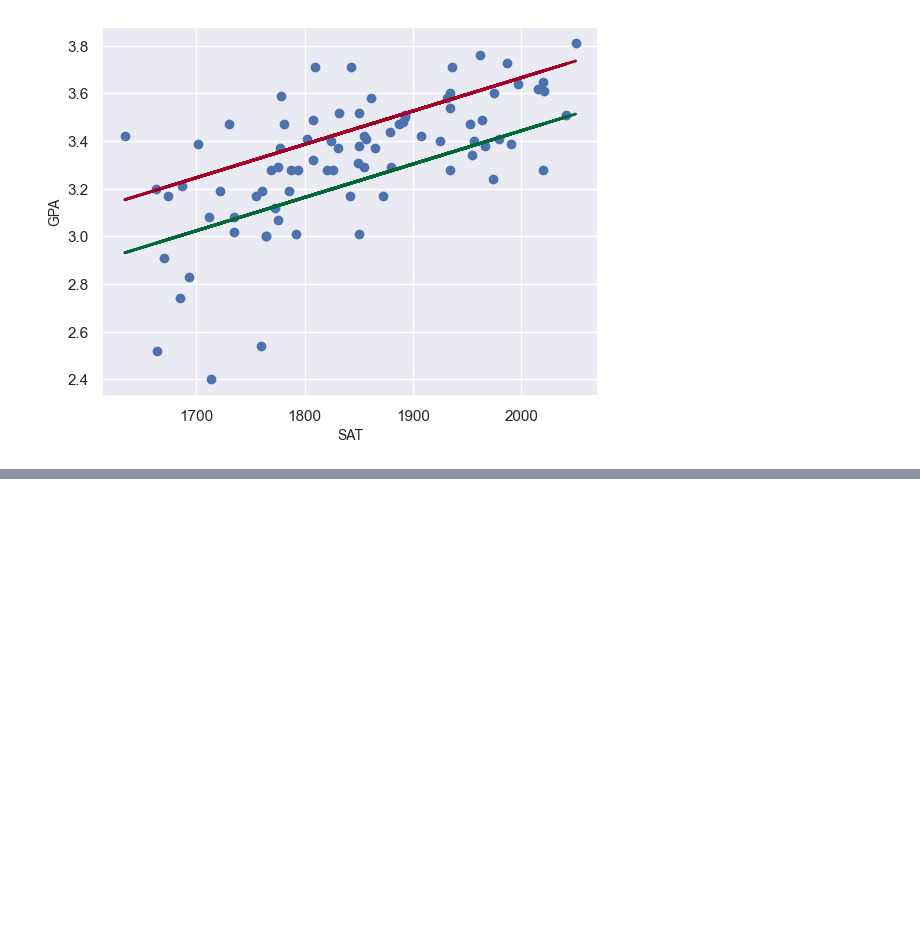
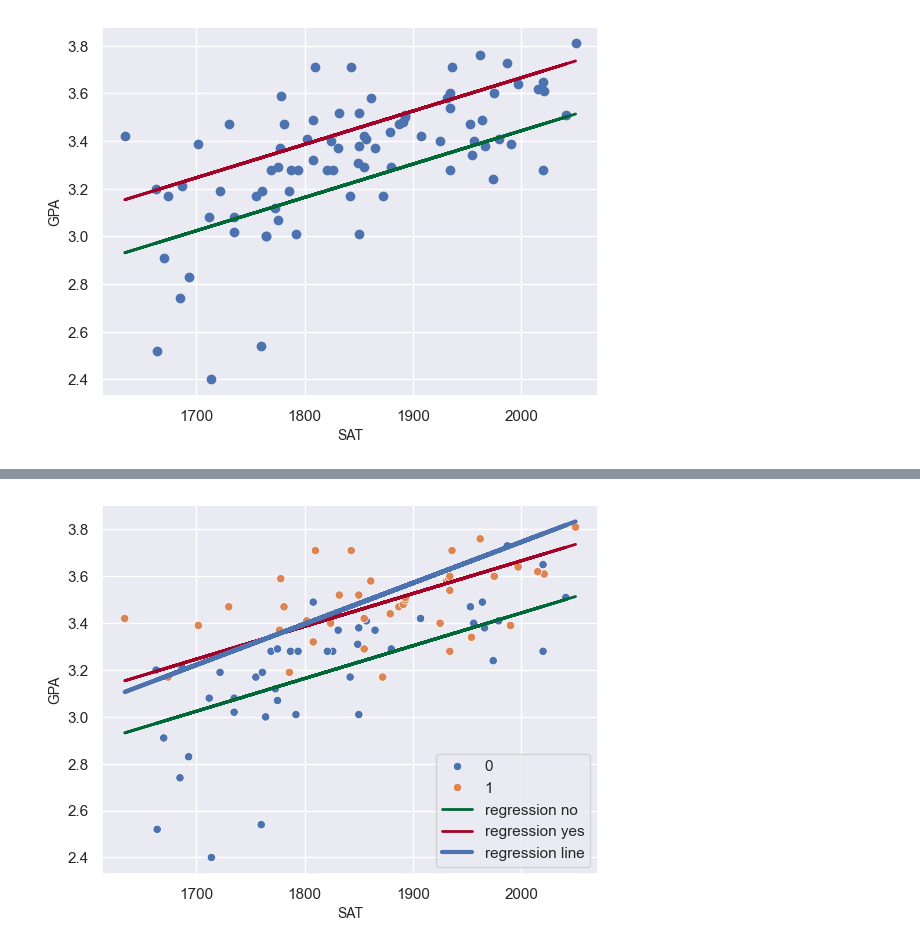
Before and after one commit to JACK6185555/NumPy, a Jupyter notebook: Project/Ex4.ipynb, the cells around one changed output, grey strips where cells are left out. Saved outputs shown, nothing was run; the diff lists cells and outputs as text; code cells hidden in the pictures; blank space fills up the shorter version.

```diff
--- a/Project/Ex4.ipynb
+++ b/Project/Ex4.ipynb
@@ -107,0 +119,14 @@ plt.show()
+# %%
+sns.scatterplot(x='SAT',y='GPA',hue='Attendance',data=df)
+yhat_no=0.6439+0.0014*df['SAT']+0.2226*0
+yhat_yes=0.6439+0.0014*df['SAT']+0.2226*1
+yhat=b0+b1*df['SAT']
+plt.plot(df['SAT'],yhat_no, lw=2, c='#006837',label ='regression no')
+plt.plot(df['SAT'],yhat_yes, lw=2, c='#a50026',label ='regression yes')
+fig = plt.plot(df['SAT'],yhat, lw=3, c='#4C72B0', label ='regression line')
+plt.xlabel('SAT', fontsize = 10)
+plt.ylabel('GPA', fontsize = 10)
+plt.legend()
+plt.show()
+# %% [output]
+[figure, added]
```
Also changed, not shown: parts of 4 cells of this notebook.
